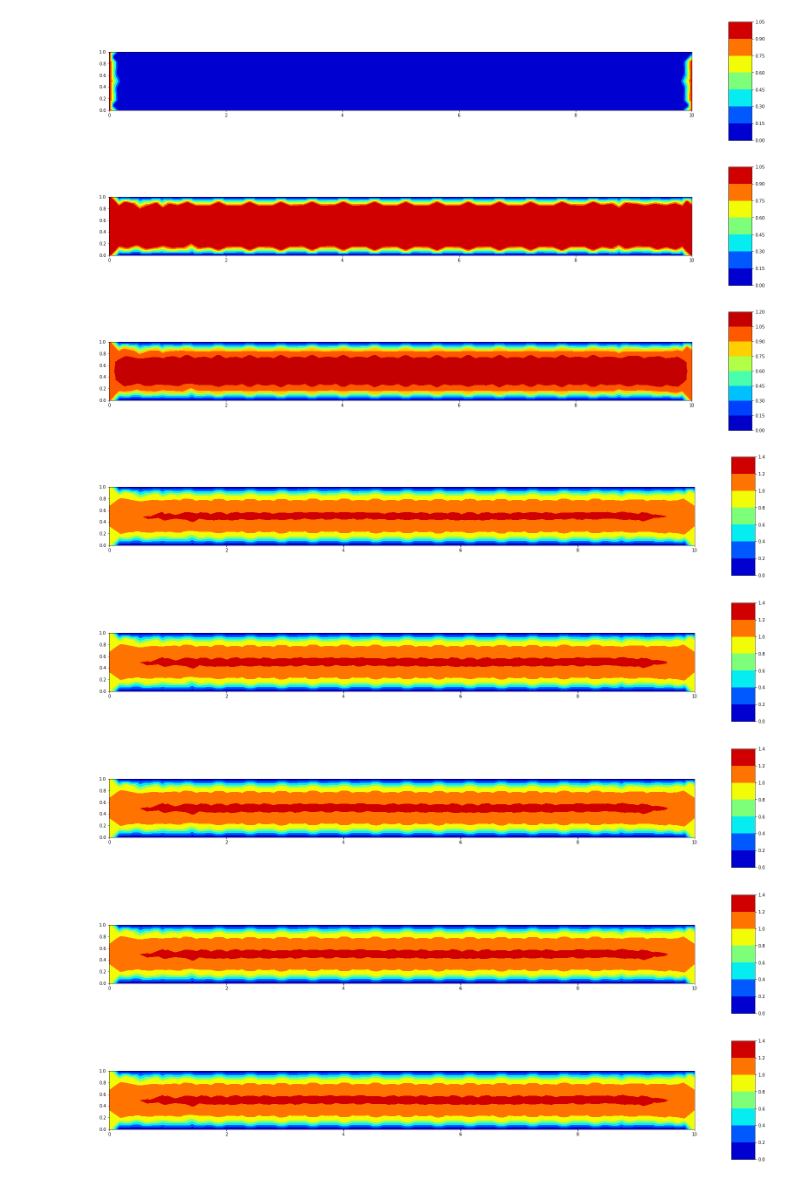
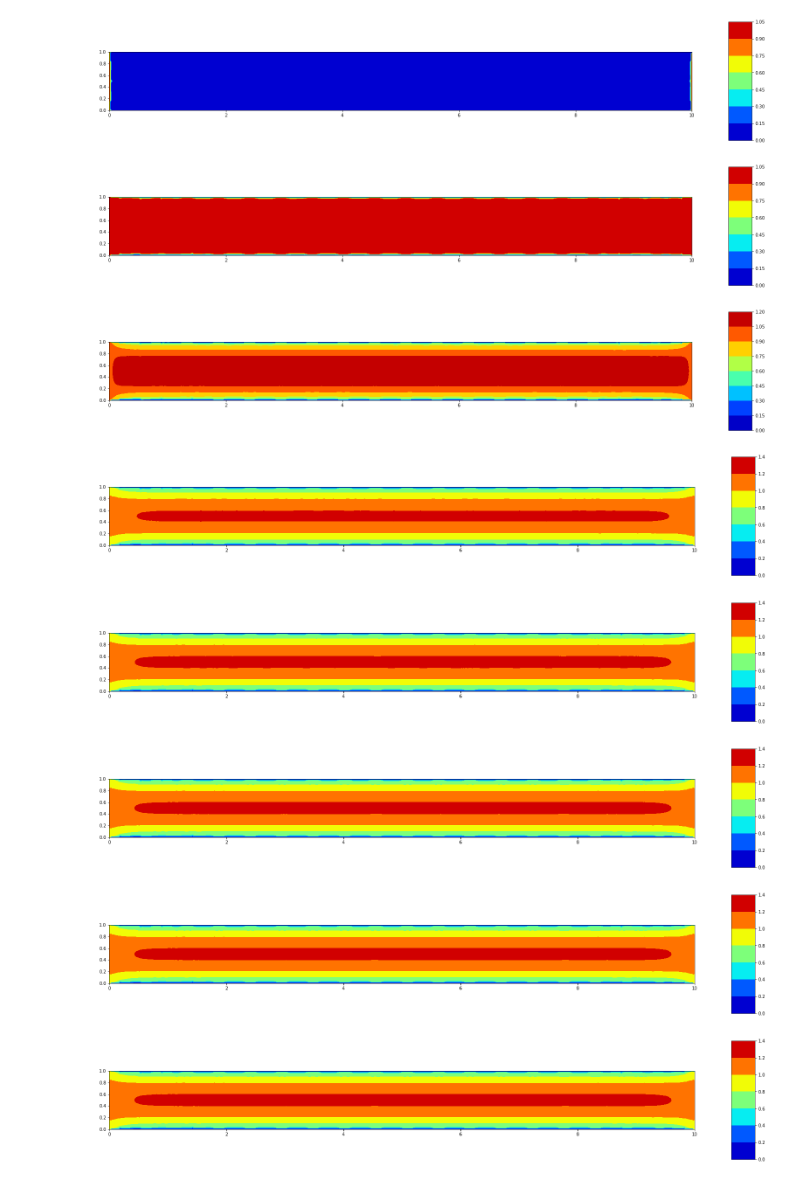
Before and after one commit to barros-jv/Heat_Transfer, a Jupyter notebook: Metodo_Elementos_Finitos/funcao_corrente_vorticidade_MEF_Retangle.ipynb, the cells around one changed output. Saved outputs shown, nothing was run; the diff lists cells and outputs as text; code cells hidden in the pictures.

```diff
--- a/Metodo_Elementos_Finitos/funcao_corrente_vorticidade_MEF_Retangle.ipynb
+++ b/Metodo_Elementos_Finitos/funcao_corrente_vorticidade_MEF_Retangle.ipynb
@@ -120,11 +120,11 @@ plt.show()
 #Inicialização do campo de vorticidade
 Wz = np.linalg.solve(M, (Gx@vy - Gy@vx))
 
+
 for n in range(0,nIter):
 
   Wz = np.linalg.solve(M, (Gx@vy - Gy@vx))
-
-  A_wz = M/dt + K #+ (vx@Dx + vy@Dy)
+  A_wz = M/dt + K + (np.diag(vx)@Gx + np.diag(vy)@Gy)
   b_wz = (M/dt)@Wz
   # condicoes de contorno de Dirichlet
 
@@ -135,7 +135,7 @@ for n in range(0,nIter):
   # condicoes de contorno de Dirichlet
   for i in cc:
     A_psi[i,:] = 0.0; A_psi[i,i] = 1.0
-    if ccName[i] == 'inlet' or ccName[i] == 'outlet':
+    if ccName[i] == 'inlet':
       b_psi[i] = Y[i]
     if ccName[i] == 'paredeInf':
       b_psi[i] = 0.0
@@ -144,39 +144,39 @@ for n in range(0,nIter):
     if ccName[i] == 'objeto':
       b_psi[i] = 0.5
   # solucao da funcao corrente
   psi = np.linalg.solve(A_psi,b_psi)
 
   # recuperar as velocidades
   vx =  np.linalg.solve(M, (Gy@psi) )
   vy = -np.linalg.solve(M, (Gx@psi) )
 
   for i in cc:
-    if ccName[i] == 'inlet' or ccName[i] == 'outlet':
+    if ccName[i] == 'inlet':
       vx[i] = 1; vy[i] = 0
 
     if ccName[i] == 'paredeInf':
       vx[i] = 0; vy[i] = 0
 
     if ccName[i] == 'paredeSup':
       vx[i] = 0; vy[i] = 0
 
   # plot dos resultados
   triang = mtri.Triangulation(X,Y,IEN)
   plt.figure(figsize=(30, 10))
   ax = plt.axes()
   ax.set_aspect('equal')
   #ax.triplot(triang,'ko-')
   surf = ax.tricontourf(triang,vx,cmap='jet')
   plt.colorbar(surf,shrink=0.5, aspect=5)
   #plt.triplot(X,Y,IEN,'k-')
   #plt.plot(X[cc],Y[cc],'bo')
   plt.show()
 # %% [output]
-[figure, old version]
+[figure, new version]
-[figure, old version]
+[figure, new version]
-[figure, old version]
+[figure, new version]
-[figure, old version]
+[figure, new version]
-[figure, old version]
+[figure, new version]
-[figure, old version]
+[figure, new version]
-[figure, old version]
+[figure, new version]
-[figure, old version]
+[figure, new version]
```
Also changed, not shown: parts of 3 cells of this notebook, 20 other files.
